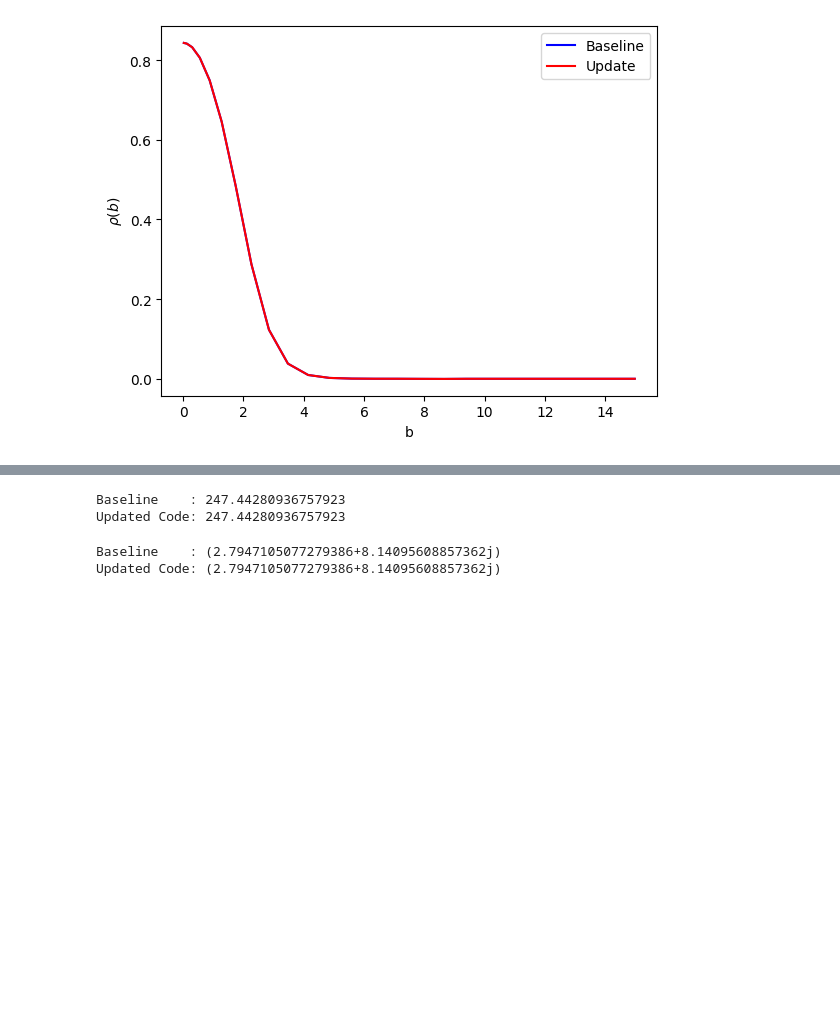
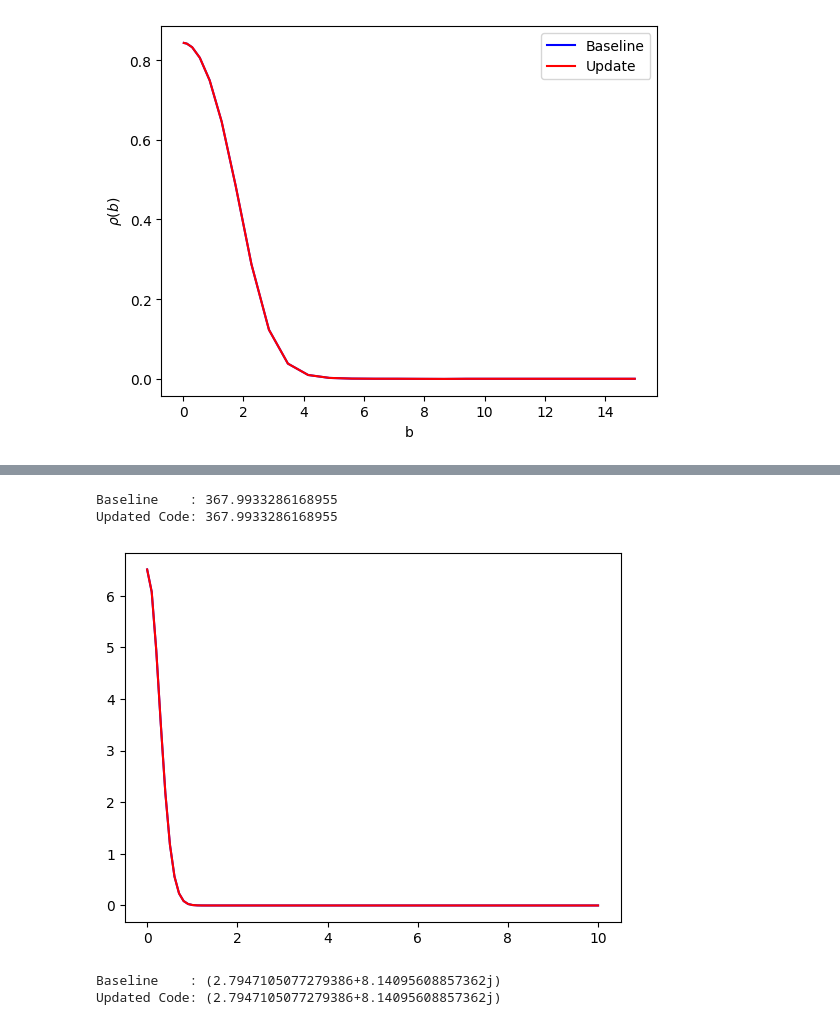
Before and after one commit to Circuitoah/ERICCa, a Jupyter notebook: Baseline_Code_Jupyter_Notebook/Updated_code_tester_4_11_26.ipynb, the cells around one changed output, grey strips where cells are left out. Drawn from its saved outputs; the diff is of its cells as text; code cells hidden in the pictures; blank space fills up the shorter version.

```diff
--- a/Baseline_Code_Jupyter_Notebook/Updated_code_tester_4_9_26.ipynb
+++ b/Baseline_Code_Jupyter_Notebook/Updated_code_tester_4_11_26.ipynb
@@ -172,13 +172,22 @@ Updated Code: 1504.294100703063
 # %%
 E = 300 #MeV
 EM0_base.profile_funct_param(E, interaction_type = "np")
-Profile_Function = EM0_Class.Profile_Function(Model_type = "np", E = 300)
+Profile_Function = EM0_Class.Profile_Function(Model_type = "np", E = E)
 
-print("Baseline    :",EM0_base.sigma_R( rho_t,  rho_p  = 0, Gamma =EM0_base.Gamma , Model = "OLA p-n"))
-print("Updated Code:",cross_section.sigma_R_matter( rho_t,  rho_p  = 0, Gamma = Profile_Function.Gamma, Model = "OLA p-n"))
+b_mesh = np.linspace(0, 10, 100)
+test_gamma = lambda b: Profile_Function.Gamma_pp(b) + Profile_Function.Gamma_pn(b)
+
+plt.plot(b_mesh, EM0_base.Gamma(b_mesh), color = "b")
+plt.plot(b_mesh, test_gamma(b_mesh), color = "r" )
+
+print("Baseline    :",EM0_base.sigma_R( Ca_rho_p, Gamma = EM0_base.Gamma, Model = "OLA p-n"))
+print("Updated Code:",cross_section.sigma_R_pn( Ca_rho_p, Ca_rho_p,
+                                               Gamma_pp = Profile_Function.Gamma_pp,
+                                               Gamma_pn = Profile_Function.Gamma_pn,  Model = "OLA p-n"))
 # %% [output]
-Baseline    : 247.44280936757923
-Updated Code: 247.44280936757923
+Baseline    : 367.9933286168955
+Updated Code: 367.9933286168955
+[figure, added]
 # %%
 b = 3
 rho_t_p = C_rho_p
```
Also changed, not shown: parts of 8 cells of this notebook, 3 other files.
